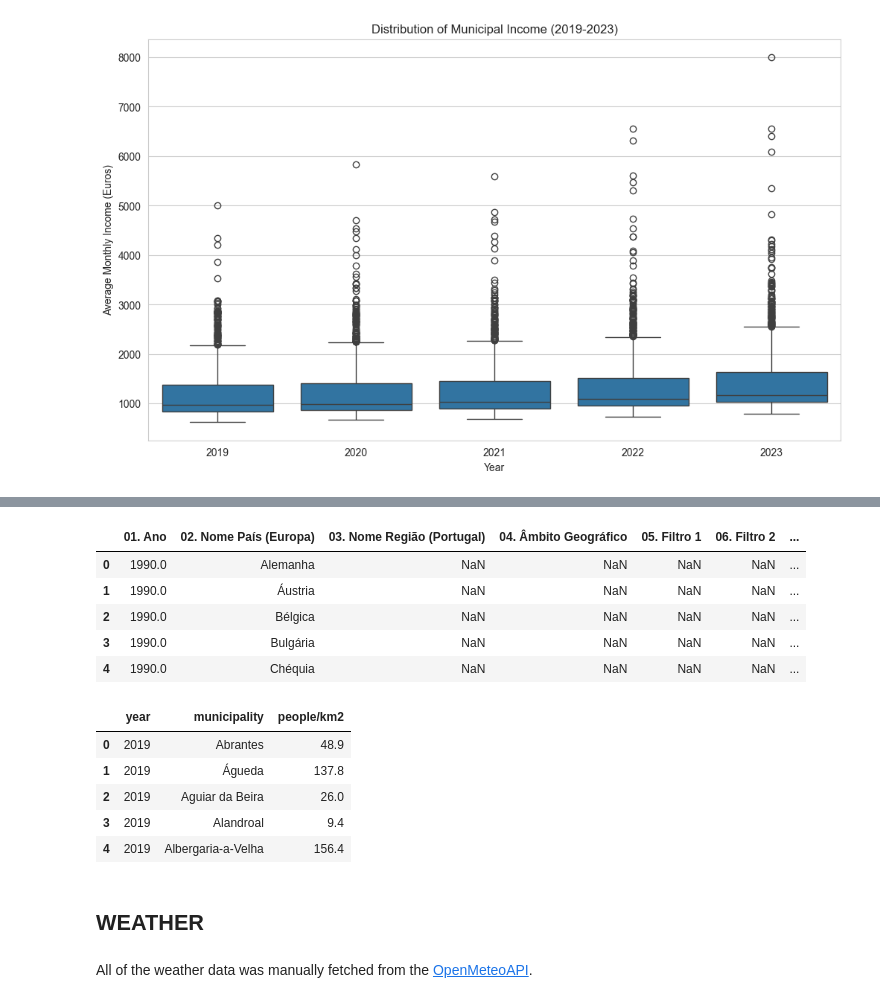
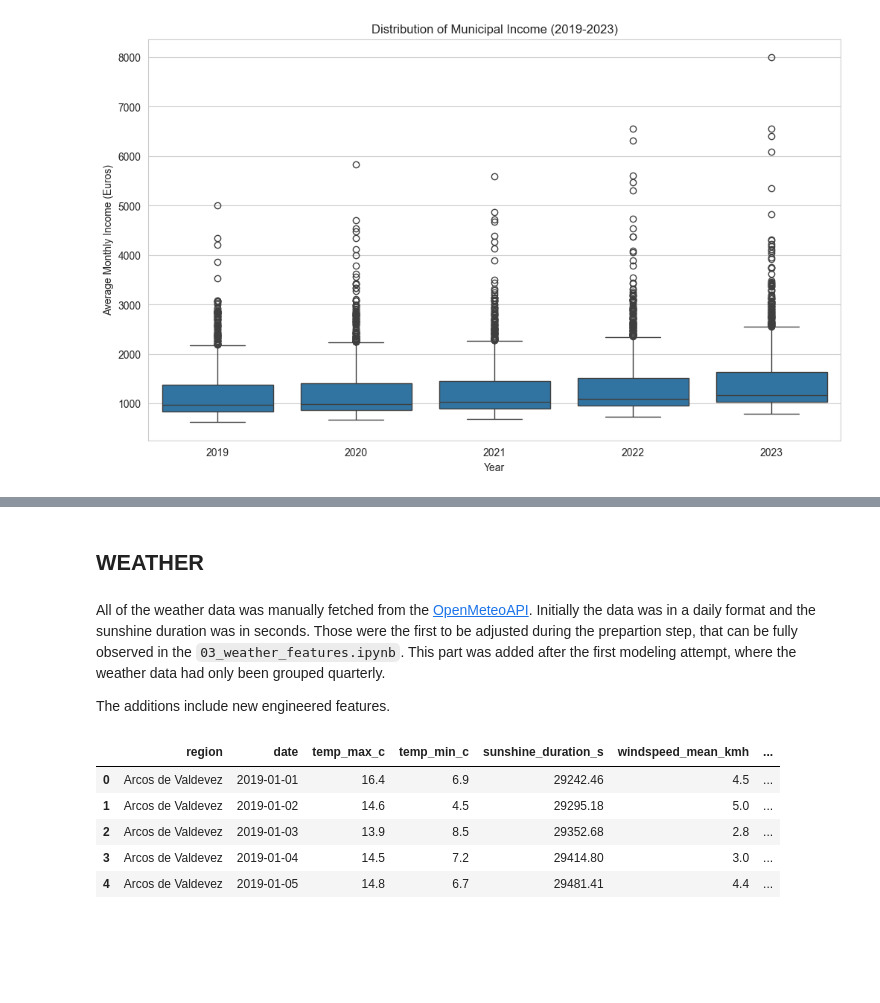
Before and after one commit to Shushunya/FCD-housing-prices, a Jupyter notebook: code/notebooks/eda/01_eda.ipynb, the cells around one changed output, grey strips where cells are left out. Saved outputs shown, nothing was run; the diff lists cells and outputs as text; code cells hidden in the pictures; blank space fills up the shorter version.

```diff
--- a/code/notebooks/eda/01_eda.ipynb
+++ b/code/notebooks/eda/01_eda.ipynb
@@ -301,29 +256,0 @@ plt.show()
-# %%
-df_density = pd.read_csv(DENSITY_RAW_FILE, encoding='utf-8-sig')
-df_density.head()
-# %% [output]
-|  | 01. Ano | 02. Nome País (Europa) | 03. Nome Região (Portugal) | 04. Âmbito Geográfico | 05. Filtro 1 | 06. Filtro 2 | ... |
-| 0 | 1990.0 | Alemanha | NaN | NaN | NaN | NaN | ... |
-| 1 | 1990.0 | Áustria | NaN | NaN | NaN | NaN | ... |
-| 2 | 1990.0 | Bélgica | NaN | NaN | NaN | NaN | ... |
-| 3 | 1990.0 | Bulgária | NaN | NaN | NaN | NaN | ... |
-| 4 | 1990.0 | Chéquia | NaN | NaN | NaN | NaN | ... |
-# %%
-df_density['01. Ano'] = df_density['01. Ano'].astype('Int64')
-df_density = df_density[df_density['04. Âmbito Geográfico'] == 'Município']
-df_density.drop(columns=['02. Nome País (Europa)','04. Âmbito Geográfico','05. Filtro 1', '06. Filtro 2', '07. Filtro 3','09. Símbolo', "Max. 08. Escala "], inplace=True)
-
-df_density = df_density[(df_density['01. Ano'] >= 2019) & (df_density['01. Ano'] <= 2023)]
-
-df_density.rename(columns={"03. Nome Região (Portugal)": "municipality", "01. Ano": "year", "10. Valor": "people/km2"}, inplace=True)
-
-df_density = df_density.reset_index(drop=True)
-
-df_density.head()
-# %% [output]
-|  | year | municipality | people/km2 |
-| 0 | 2019 | Abrantes | 48.9 |
-| 1 | 2019 | Águeda | 137.8 |
-| 2 | 2019 | Aguiar da Beira | 26.0 |
-| 3 | 2019 | Alandroal | 9.4 |
-| 4 | 2019 | Albergaria-a-Velha | 156.4 |
@@ -333,9 +258,16 @@ df_density.to_csv(DENSITY_CLEAN_FILE, index=False)
 ## WEATHER
 # %% [markdown]
 All of the weather data was manually fetched from the [OpenMeteoAPI](https://open-meteo.com/en/docs/historical-weather-api).
+Initially the data was in a daily format and the sunshine duration was in seconds. Those were the first to be adjusted during the prepartion step, that can be fully observed in the `03_weather_features.ipynb`. This part was added after the first modeling attempt, where the weather data had only been grouped quarterly.
+
+The additions include new engineered features.
 # %%
 weather_daily_df = pd.read_csv(WEATHER_FILE, index_col=0)
-weather_daily_df["date"] = pd.to_datetime(weather_daily_df["date"])
-weather_daily_df = weather_daily_df[weather_daily_df["date"] >= "2019-10-01"]
-weather_daily_df["quarter_year"] = weather_daily_df["date"].dt.to_period("Q").astype(str).str.replace(r'(\d{4})Q(\d)', r"\2Q \1", regex=True)
-weather_daily_df = weather_daily_df.rename(columns={'region': 'municipality'})
+weather_daily_df.head()
+# %% [output]
+|  | region | date | temp_max_c | temp_min_c | sunshine_duration_s | windspeed_mean_kmh | ... |
+| 0 | Arcos de Valdevez | 2019-01-01 | 16.4 | 6.9 | 29242.46 | 4.5 | ... |
+| 1 | Arcos de Valdevez | 2019-01-02 | 14.6 | 4.5 | 29295.18 | 5.0 | ... |
+| 2 | Arcos de Valdevez | 2019-01-03 | 13.9 | 8.5 | 29352.68 | 2.8 | ... |
+| 3 | Arcos de Valdevez | 2019-01-04 | 14.5 | 7.2 | 29414.80 | 3.0 | ... |
+| 4 | Arcos de Valdevez | 2019-01-05 | 14.8 | 6.7 | 29481.41 | 4.4 | ... |
```
Also changed, not shown: parts of 30 cells of this notebook, 3 other files.
